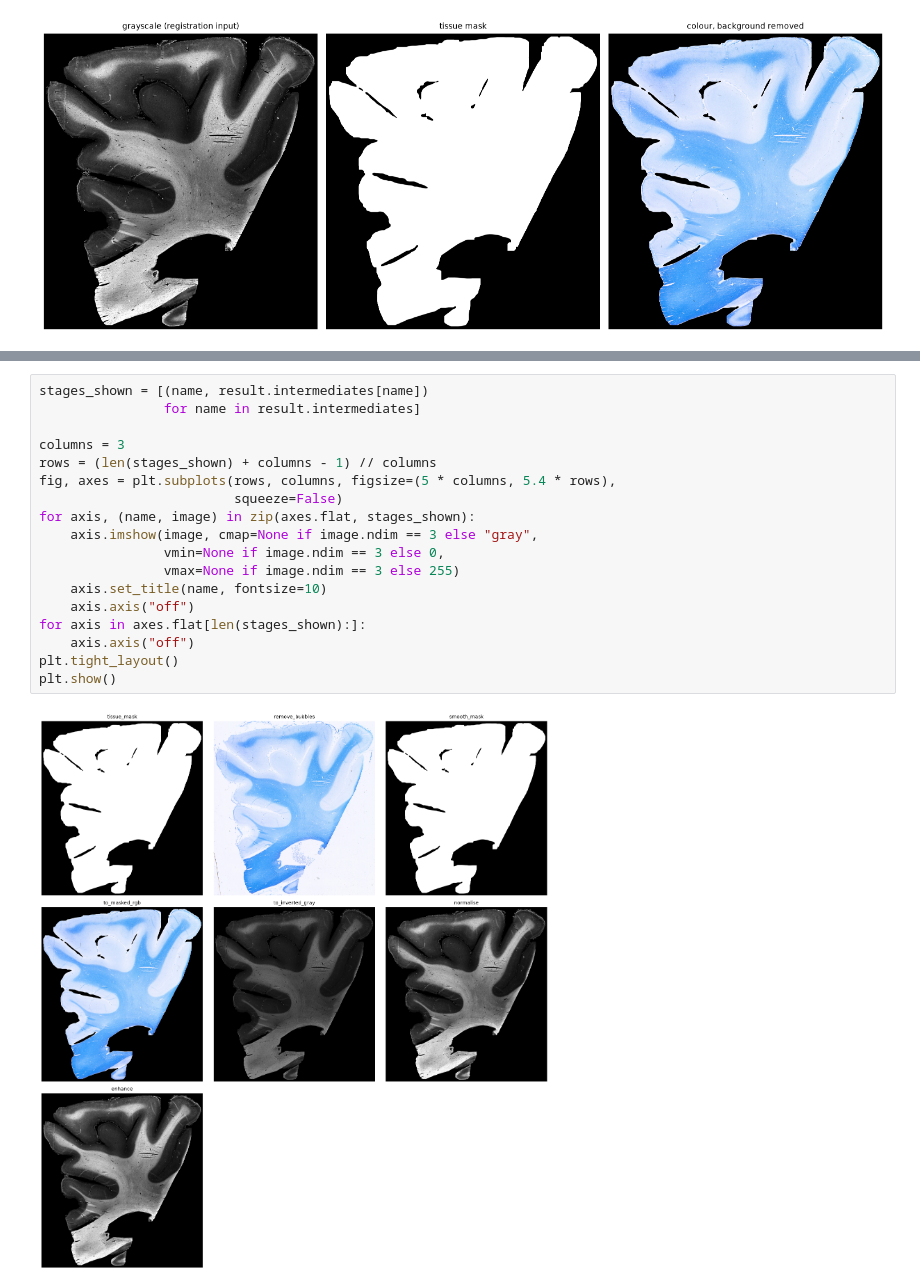
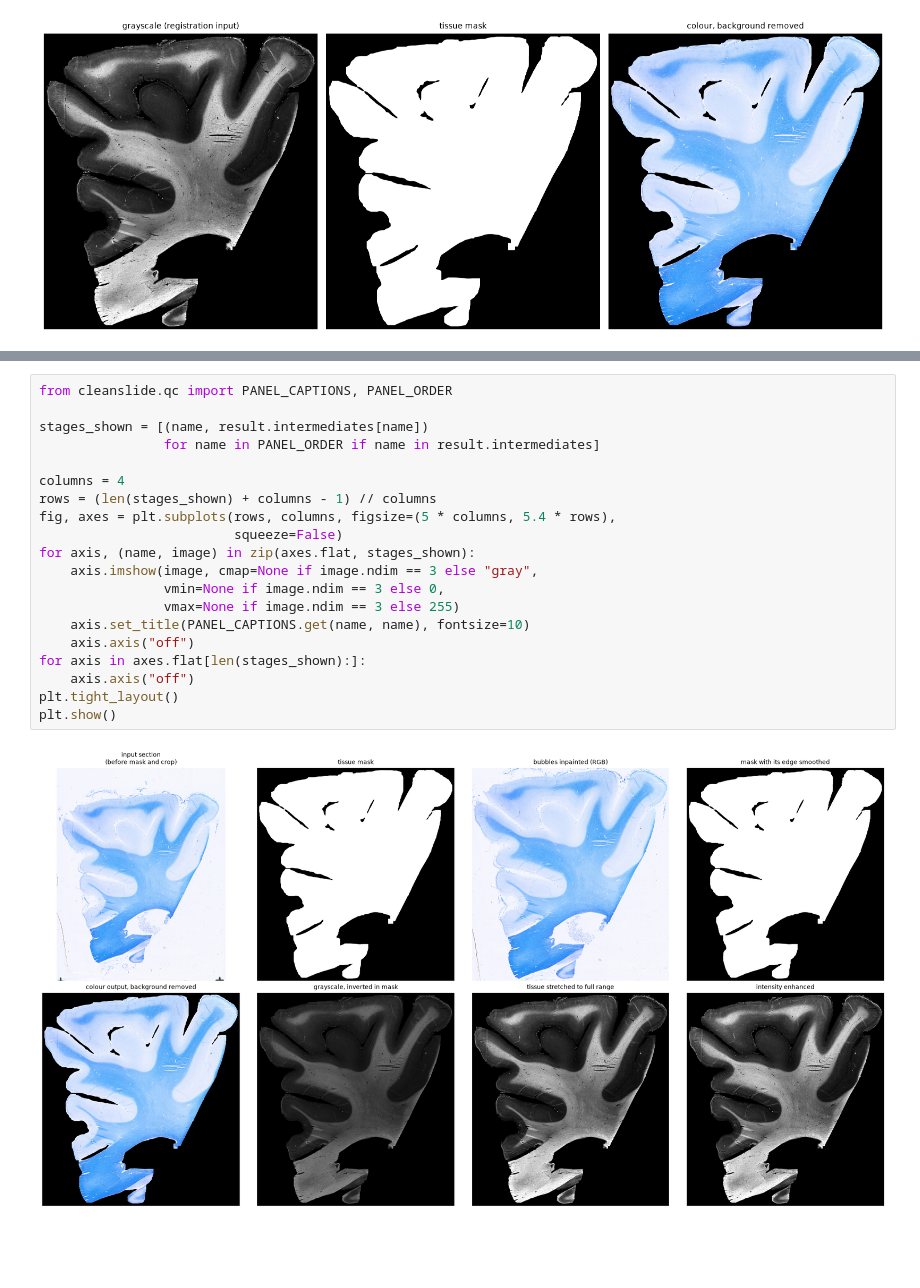
Before and after one commit to spittayapong/cleanslide, a Jupyter notebook: notebook/demo_cleaning_one_section.ipynb, the cells around one changed output, grey strips where cells are left out. Cells and saved outputs as stored; diff of their text form; blank space fills up the shorter version.

Commit message:
Show the raw section as the first QC panel

```diff
--- a/notebook/demo_cleaning_one_section.ipynb
+++ b/notebook/demo_cleaning_one_section.ipynb
@@ -170,22 +172,24 @@ deconvolution. *Anal Quant Cytol Histol* 23:291–299, 2001.
 histology slides for quantitative analysis. *IEEE ISBI* 1107–1110, 2009.
 [doi:10.1109/ISBI.2009.5193250](https://doi.org/10.1109/ISBI.2009.5193250)
 # %%
+from cleanslide.qc import PANEL_CAPTIONS, PANEL_ORDER
+
 stages_shown = [(name, result.intermediates[name])
-                for name in result.intermediates]
+                for name in PANEL_ORDER if name in result.intermediates]
 
-columns = 3
+columns = 4
 rows = (len(stages_shown) + columns - 1) // columns
 fig, axes = plt.subplots(rows, columns, figsize=(5 * columns, 5.4 * rows),
                          squeeze=False)
 for axis, (name, image) in zip(axes.flat, stages_shown):
     axis.imshow(image, cmap=None if image.ndim == 3 else "gray",
                 vmin=None if image.ndim == 3 else 0,
                 vmax=None if image.ndim == 3 else 255)
-    axis.set_title(name, fontsize=10)
+    axis.set_title(PANEL_CAPTIONS.get(name, name), fontsize=10)
     axis.axis("off")
 for axis in axes.flat[len(stages_shown):]:
     axis.axis("off")
 plt.tight_layout()
 plt.show()
 # %% [output]
-[figure, old version]
+[figure, new version]
```
Also changed, not shown: parts of 2 cells of this notebook, 3 other files.
